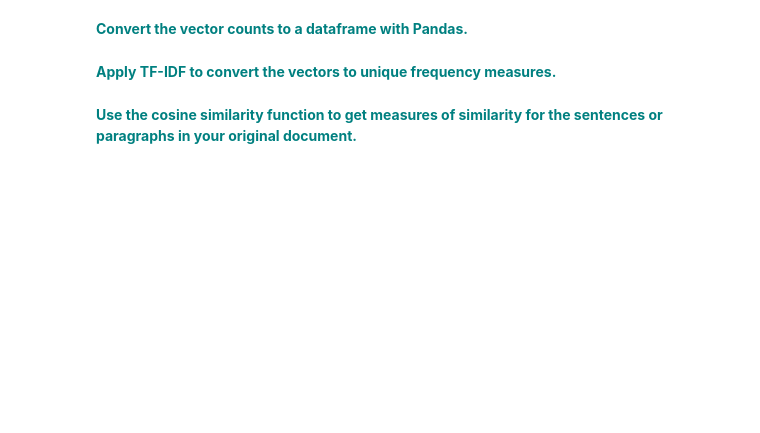
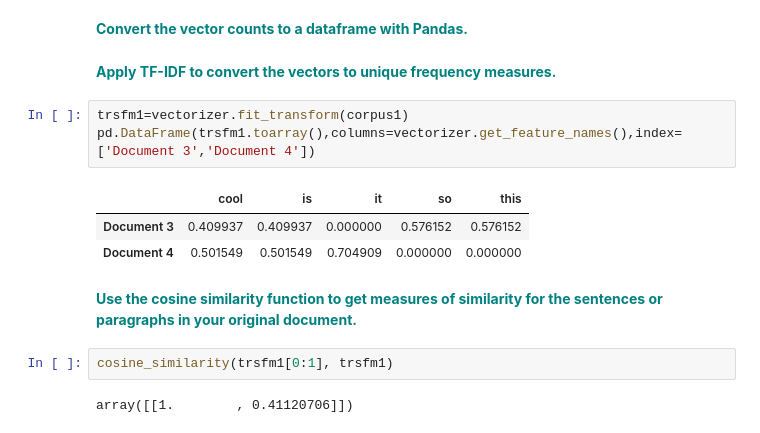
Before and after one commit to harsh2403/Case-Study---Cosine-Similarity, a Jupyter notebook: Cosine_Similarity_Case_Study.ipynb, the cells around one changed output. Drawn from its saved outputs; the diff is of its cells as text; blank space fills up the shorter version.

```diff
--- a/Cosine_Similarity_Case_Study.ipynb
+++ b/Cosine_Similarity_Case_Study.ipynb
@@ -114,5 +143,16 @@ Replace the current values for `Document 0` and `Document 1` with your own sente
  **<font color='teal'> Convert the vector counts to a dataframe with Pandas.</font>**
 # %% [markdown]
  **<font color='teal'> Apply TF-IDF to convert the vectors to unique frequency measures.</font>**
+# %%
+trsfm1=vectorizer.fit_transform(corpus1)
+pd.DataFrame(trsfm1.toarray(),columns=vectorizer.get_feature_names(),index=['Document 3','Document 4'])
+# %% [output]
+|  | cool | is | it | so | this |
+| Document 3 | 0.409937 | 0.409937 | 0.000000 | 0.576152 | 0.576152 |
+| Document 4 | 0.501549 | 0.501549 | 0.704909 | 0.000000 | 0.000000 |
 # %% [markdown]
  **<font color='teal'> Use the cosine similarity function to get measures of similarity for the sentences or paragraphs in your original document.</font>**
+# %%
+cosine_similarity(trsfm1[0:1], trsfm1)
+# %% [output]
+array([[1.        , 0.41120706]])
```
Also changed, not shown: parts of 9 cells of this notebook.
